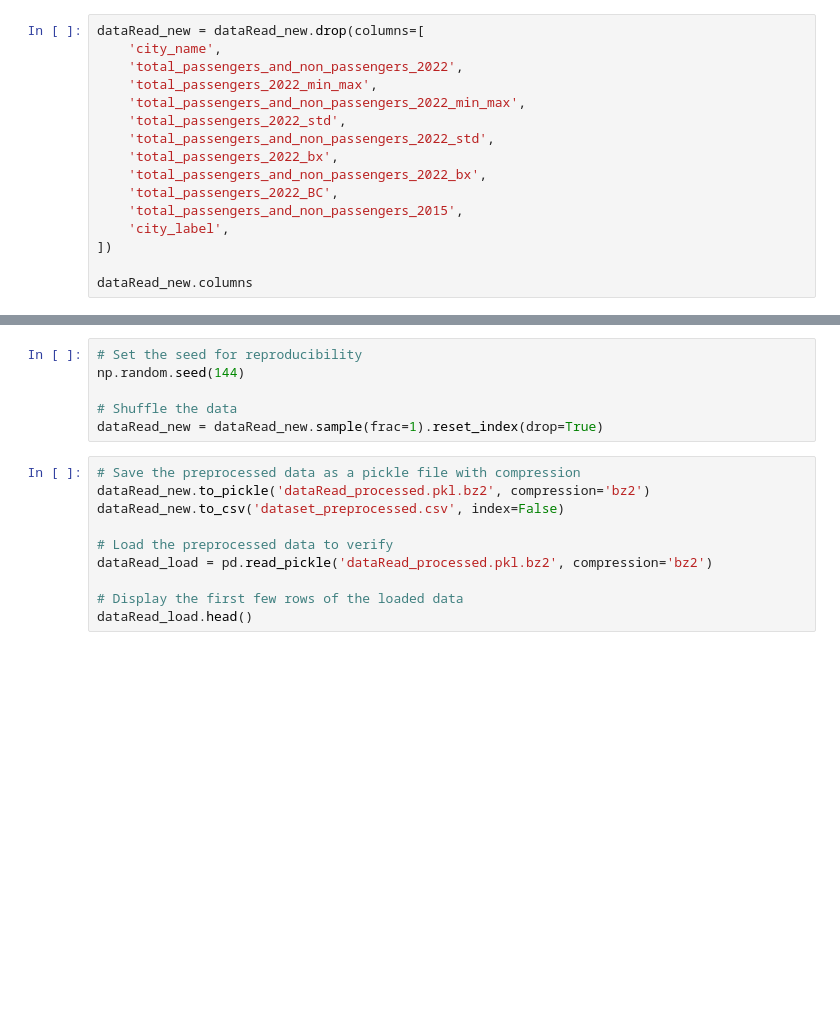
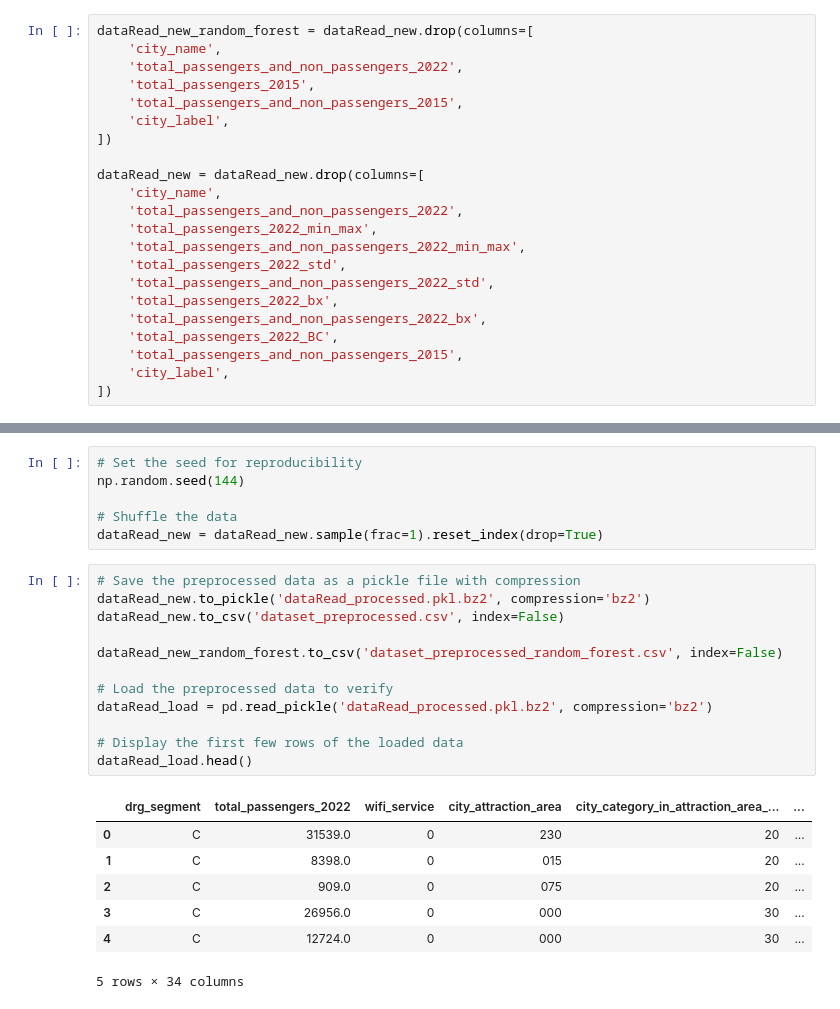
Before and after one commit to pierre-jezegou/fib-ml-project, a Jupyter notebook: Preprocessing.ipynb, the cells around one changed output, grey strips where cells are left out. Cells and saved outputs as stored; diff of their text form; blank space fills up the shorter version.

```diff
--- a/Preprocessing.ipynb
+++ b/Preprocessing.ipynb
@@ -446,4 +817,12 @@ dataset.head(5)
 # %%
+dataRead_new_random_forest = dataRead_new.drop(columns=[
+    'city_name',
+    'total_passengers_and_non_passengers_2022',
+    'total_passengers_2015',
+    'total_passengers_and_non_passengers_2015',
+    'city_label',
+])
+
 dataRead_new = dataRead_new.drop(columns=[
     'city_name',
     'total_passengers_and_non_passengers_2022',
@@ -457,8 +836,6 @@ dataRead_new = dataRead_new.drop(columns=[
     'total_passengers_and_non_passengers_2015',
     'city_label',
 ])
-
-dataRead_new.columns
 # %% [markdown]
 ## SECTION 10: ENDING THE PREPROCESSING
 
@@ -473,10 +850,20 @@ dataRead_new = dataRead_new.sample(frac=1).reset_index(drop=True)
 # %%
 # Save the preprocessed data as a pickle file with compression
 dataRead_new.to_pickle('dataRead_processed.pkl.bz2', compression='bz2')
 dataRead_new.to_csv('dataset_preprocessed.csv', index=False)
+
+dataRead_new_random_forest.to_csv('dataset_preprocessed_random_forest.csv', index=False)
 
 # Load the preprocessed data to verify
 dataRead_load = pd.read_pickle('dataRead_processed.pkl.bz2', compression='bz2')
 
 # Display the first few rows of the loaded data
 dataRead_load.head()
+# %% [output]
+|  | drg_segment | total_passengers_2022 | wifi_service | city_attraction_area | city_category_in_attraction_area_... | ... |
+| 0 | C | 31539.0 | 0 | 230 | 20 | ... |
+| 1 | C | 8398.0 | 0 | 015 | 20 | ... |
+| 2 | C | 909.0 | 0 | 075 | 20 | ... |
+| 3 | C | 26956.0 | 0 | 000 | 30 | ... |
+| 4 | C | 12724.0 | 0 | 000 | 30 | ... |
+5 rows × 34 columns
```
Also changed, not shown: parts of 33 cells of this notebook, 3 other files.
